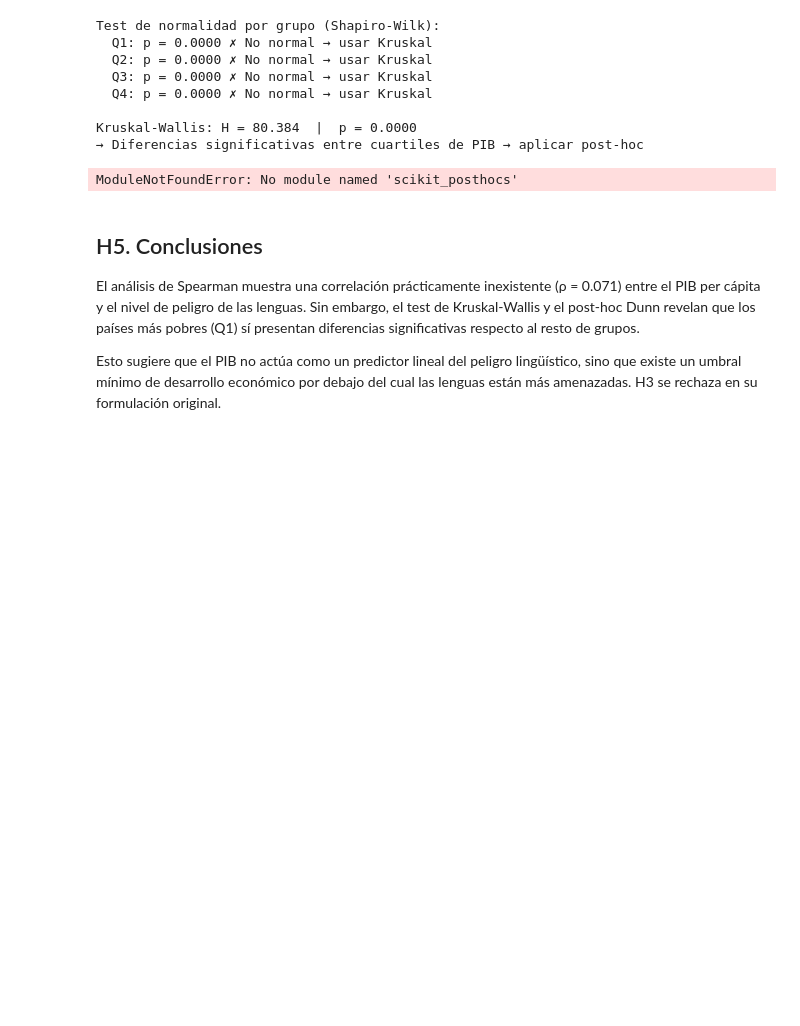
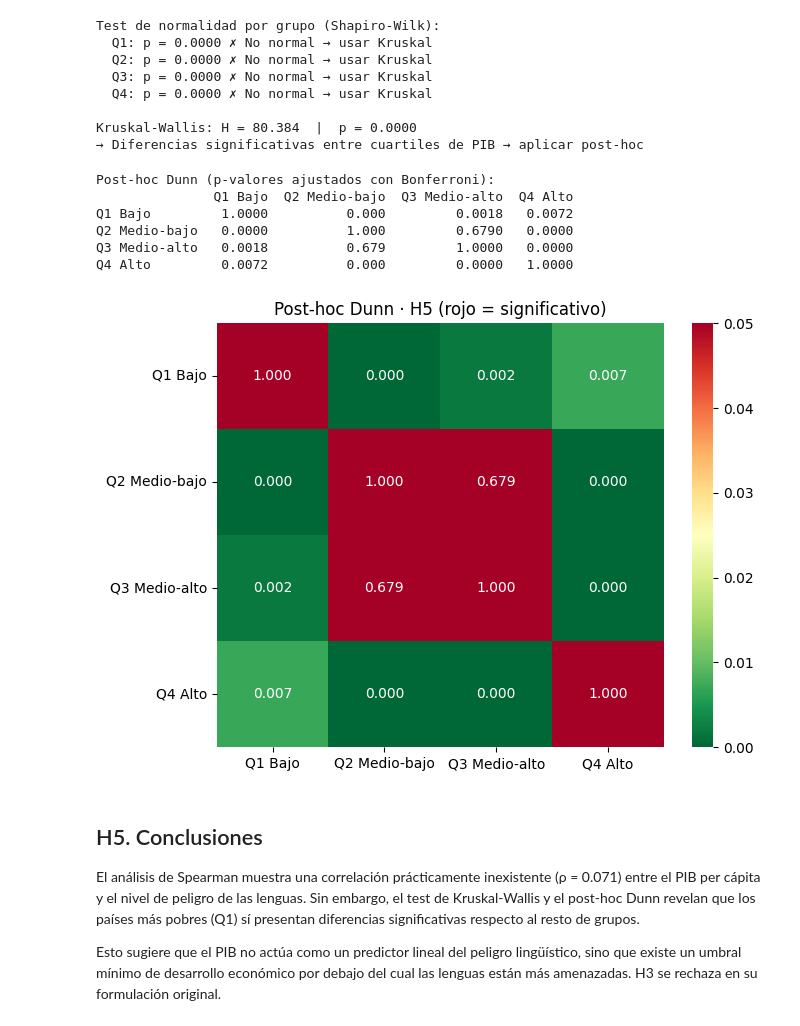
Before and after one commit to mrguezrodriguez/EDA_endangered_languages, a Jupyter notebook: main copy.ipynb, the cells around one changed output. Cells and saved outputs as stored; diff of their text form; code cells hidden in the pictures; blank space fills up the shorter version.

```diff
--- a/main copy.ipynb
+++ b/main copy.ipynb
@@ -476,18 +502,18 @@ Evaluaremos esta hipótesis con el **coeficiente de correlación de Spearman** y
 - Si no hay patrón monótono, ρ estará cerca de 0 → el PIB no explica el grado de peligro.
 # %%
 # DF con columnas necesarias - nulos
-df_h3 = df[['GDP', 'endangerment_score']].dropna()
+df_h5 = df[['GDP', 'endangerment_score']].dropna()
 
 # Check de que GDP tiene valores numéricos; sustituir las comas x puntos
-df_h3['GDP'] = (
-    df_h3['GDP']
+df_h5['GDP'] = (
+    df_h5['GDP']
     .astype(str)
     .str.replace(',', '.')
     .astype(float)
 )
 
-print(f"filas válidas para la H3: {len(df_h3)}")
-df_h3.describe()
+print(f"filas válidas para la H3: {len(df_h5)}")
+df_h5.describe()
 # %% [output]
 filas válidas para la H3: 2801
 |  | GDP | endangerment_score |
@@ -551,8 +577,8 @@ observada en el análisis de Spearman.
 # %%
 # dividimos la columna GDP en 4 grupos iguales (cuartiles), para facilitar la visualización
 # y los etiquetamos con un grupo descriptivo consecuente
-df_h3['gdp_cuartil'] = pd.qcut(                                         # función para los cuartiles
-    df_h3['GDP'],                                                       # columna a dividir en cuartiles
+df_h5['gdp_cuartil'] = pd.qcut(                                         # función para los cuartiles
+    df_h5['GDP'],                                                       # columna a dividir en cuartiles
     q=4,                                                                # número de grupos
     labels=['Q1 Bajo', 'Q2 Medio-bajo', 'Q3 Medio-alto', 'Q4 Alto']     # las etiquetas
 )
@@ -562,19 +588,24 @@ fig, ax = plt.subplots(figsize=(10, 5))
 
 # boxplot: eje X = cuartil de PIB, eje Y = score de peligro de extinción
 sns.boxplot(
-    data=df_h3,                                                         # dataframe con los datos
+    data=df_h5,                                                         # dataframe con los datos
     x='gdp_cuartil',                                                    # grupos en el eje horizontal (X) con los cuartiles
     y='endangerment_score',                                             # valores en el eje vertical (Y) con el score
+    hue='gdp_cuartil',
     palette='muted',                                                    # paleta de colores suaves
+    dodge=False,
+    legend=False,
     ax=ax                                                               # lienzo creado
 )
 
 # etiquetas de los ejes y título
 ax.set_xlabel('Cuartil de PIB per cápita')
 ax.set_ylabel('Score de peligro (ascendente))')
-ax.set_title('H3 · Score de peligro por cuartil de PIB')
+ax.set_title('H5 · Score de peligro por cuartil de PIB')
 
 plt.tight_layout()                                                      # ajusta márgenes para que no se corten etiquetas
-plt.savefig("src/img/H3-1.png")                                         # save en src/ img como png
+plt.savefig("src/img/H5-1.png",
+            dpi=300,
+            bbox_inches="tight")                                         # save en src/ img como png
 plt.show()                                                              # muestra el gráfico
 # %% [output]
@@ -616,14 +646,14 @@ from scipy.stats import kruskal, shapiro, f_oneway
 
 # dividimos la columna GDP en 4 grupos iguales (cuartiles), de nuevo
 # y los etiquetamos con un grupo descriptivo consecuente
-df_h3['gdp_cuartil'] = pd.qcut(
-    df_h3['GDP'],
+df_h5['gdp_cuartil'] = pd.qcut(
+    df_h5['GDP'],
     q=4,
     labels=['Q1 Bajo', 'Q2 Medio-bajo', 'Q3 Medio-alto', 'Q4 Alto']
 )
 
 grupos = [
-    df_h3[df_h3['gdp_cuartil'] == cat]['endangerment_score'].values
+    df_h5[df_h5['gdp_cuartil'] == cat]['endangerment_score'].values
     for cat in ['Q1 Bajo', 'Q2 Medio-bajo', 'Q3 Medio-alto', 'Q4 Alto']
 ]
 
@@ -654,27 +684,37 @@ Kruskal-Wallis: H = 80.384  |  p = 0.0000
 # %%
 #pip install scikit-posthocs
 from scikit_posthocs import posthoc_dunn
 
 if p_anova < 0.05:
     dunn = posthoc_dunn(
-        df_h3,
+        df_h5,
         val_col='endangerment_score',
         group_col='gdp_cuartil',
         p_adjust='bonferroni'
     )
     print("Post-hoc Dunn (p-valores ajustados con Bonferroni):")
     print(dunn.round(4))
 
     # Heatmap del post-hoc
     fig, ax = plt.subplots(figsize=(7, 5))
     sns.heatmap(dunn, annot=True, fmt='.3f', cmap='RdYlGn_r',
                 vmin=0, vmax=0.05, ax=ax)
-    ax.set_title('Post-hoc Dunn · H3 (rojo = significativo)')
+    ax.set_title('Post-hoc Dunn · H5 (rojo = significativo)')
     plt.tight_layout()
-    plt.savefig("src/img/H3-3.png")
+
+    plt.savefig("src/img/H5-3.png",
+            dpi=300,
+            bbox_inches="tight")
+
     plt.show()
 # %% [output]
-ModuleNotFoundError: No module named 'scikit_posthocs'
+Post-hoc Dunn (p-valores ajustados con Bonferroni):
+               Q1 Bajo  Q2 Medio-bajo  Q3 Medio-alto  Q4 Alto
+Q1 Bajo         1.0000          0.000         0.0018   0.0072
+Q2 Medio-bajo   0.0000          1.000         0.6790   0.0000
+Q3 Medio-alto   0.0018          0.679         1.0000   0.0000
+Q4 Alto         0.0072          0.000         0.0000   1.0000
+[figure, added]
 # %% [markdown]
 ## H5. Conclusiones
 
```
Also changed, not shown: parts of 17 cells of this notebook, 20 other files.
